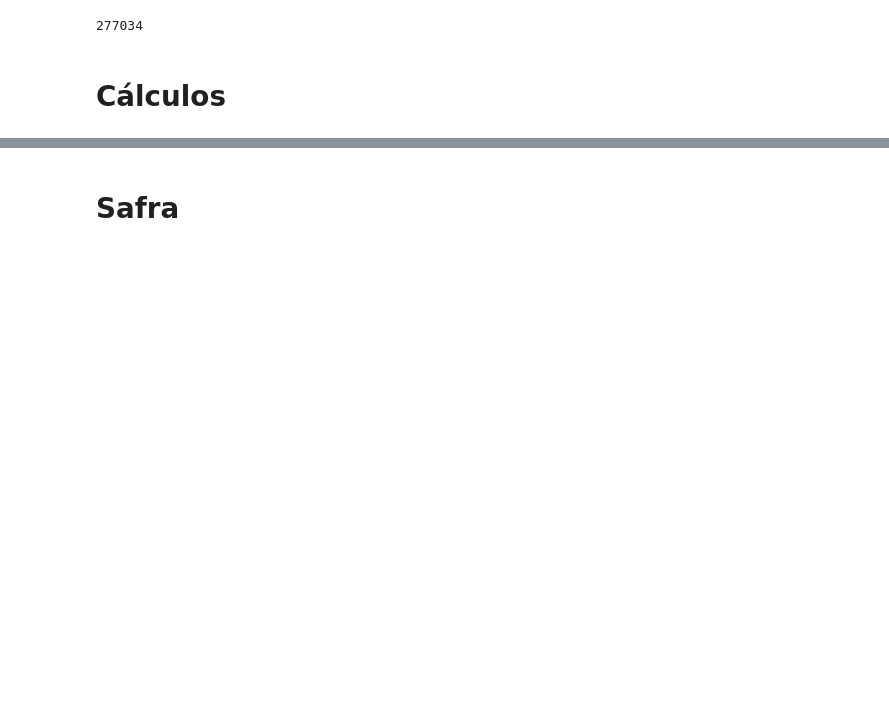
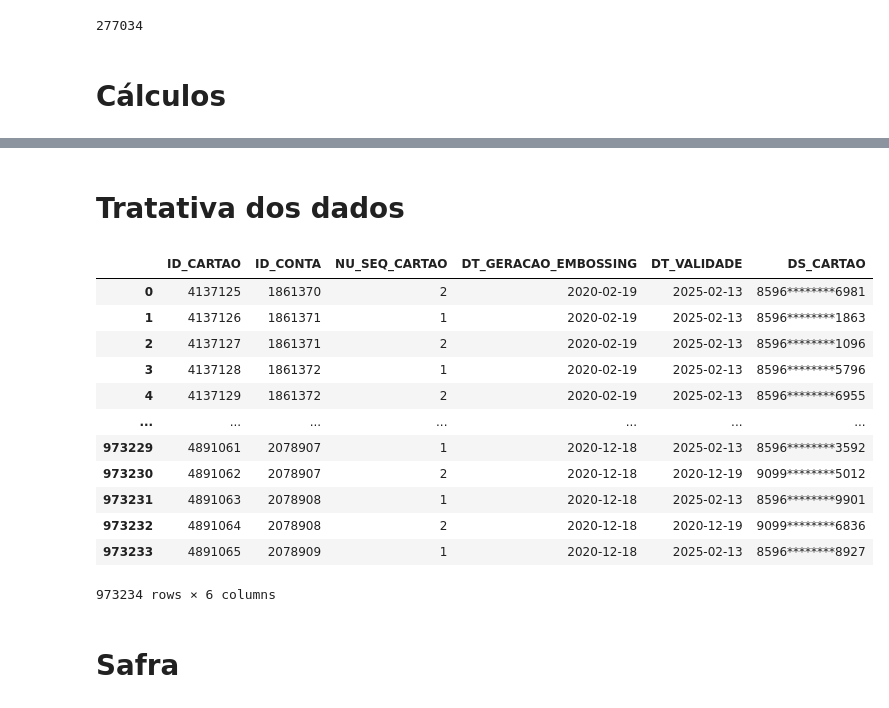
Before and after one commit to FelipeGBarreto/Projects, a Jupyter notebook: Rascunho.ipynb, the cells around one changed output, grey strips where cells are left out. Drawn from its saved outputs; the diff is of its cells as text; code cells hidden in the pictures; blank space fills up the shorter version.

```diff
--- a/Rascunho.ipynb
+++ b/Rascunho.ipynb
@@ -186,6 +186,24 @@ display(safra.head(), desbloqueio_safra.head(), ativacao_safra.head())
 | 2 | 4137133 | 1861374 | 2 | 2020-02-19 | 2025-02-13 | 8596********0242 | 2020-02-13 | ... |
 | 3 | 4137138 | 1479019 | 4 | 2020-02-13 | 2025-02-13 | 8596********2391 | 2020-02-28 | ... |
 | 4 | 4137140 | 1861377 | 2 | 2020-02-19 | 2025-02-13 | 8596********9857 | 2020-03-05 | ... |
+# %% [markdown]
+# Tratativa dos dados
+# %%
+safra
+# %% [output]
+|  | ID_CARTAO | ID_CONTA | NU_SEQ_CARTAO | DT_GERACAO_EMBOSSING | DT_VALIDADE | DS_CARTAO |
+| 0 | 4137125 | 1861370 | 2 | 2020-02-19 | 2025-02-13 | 8596********6981 |
+| 1 | 4137126 | 1861371 | 1 | 2020-02-19 | 2025-02-13 | 8596********1863 |
+| 2 | 4137127 | 1861371 | 2 | 2020-02-19 | 2025-02-13 | 8596********1096 |
+| 3 | 4137128 | 1861372 | 1 | 2020-02-19 | 2025-02-13 | 8596********5796 |
+| 4 | 4137129 | 1861372 | 2 | 2020-02-19 | 2025-02-13 | 8596********6955 |
+| ... | ... | ... | ... | ... | ... | ... |
+| 973229 | 4891061 | 2078907 | 1 | 2020-12-18 | 2025-02-13 | 8596********3592 |
+| 973230 | 4891062 | 2078907 | 2 | 2020-12-18 | 2020-12-19 | 9099********5012 |
+| 973231 | 4891063 | 2078908 | 1 | 2020-12-18 | 2025-02-13 | 8596********9901 |
+| 973232 | 4891064 | 2078908 | 2 | 2020-12-18 | 2020-12-19 | 9099********6836 |
+| 973233 | 4891065 | 2078909 | 1 | 2020-12-18 | 2025-02-13 | 8596********8927 |
+973234 rows × 6 columns
 # %% [markdown]
 # Safra
 # %%
```
Also changed, not shown: parts of 3 cells of this notebook.
